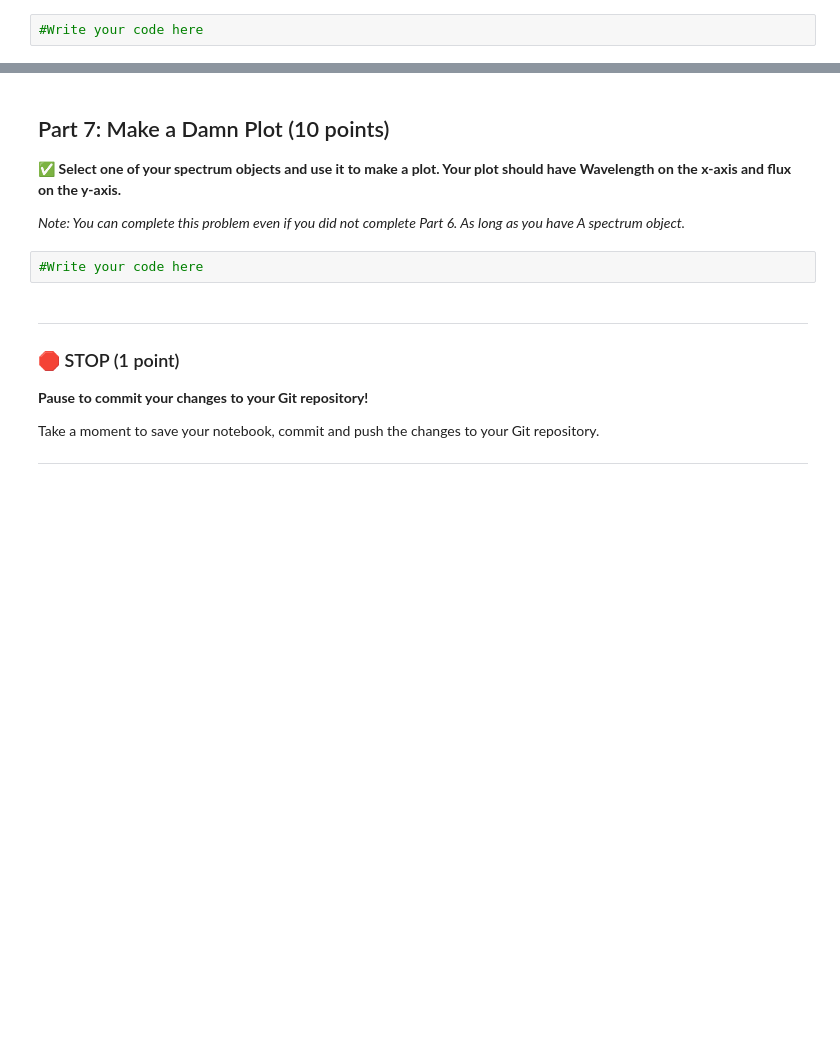
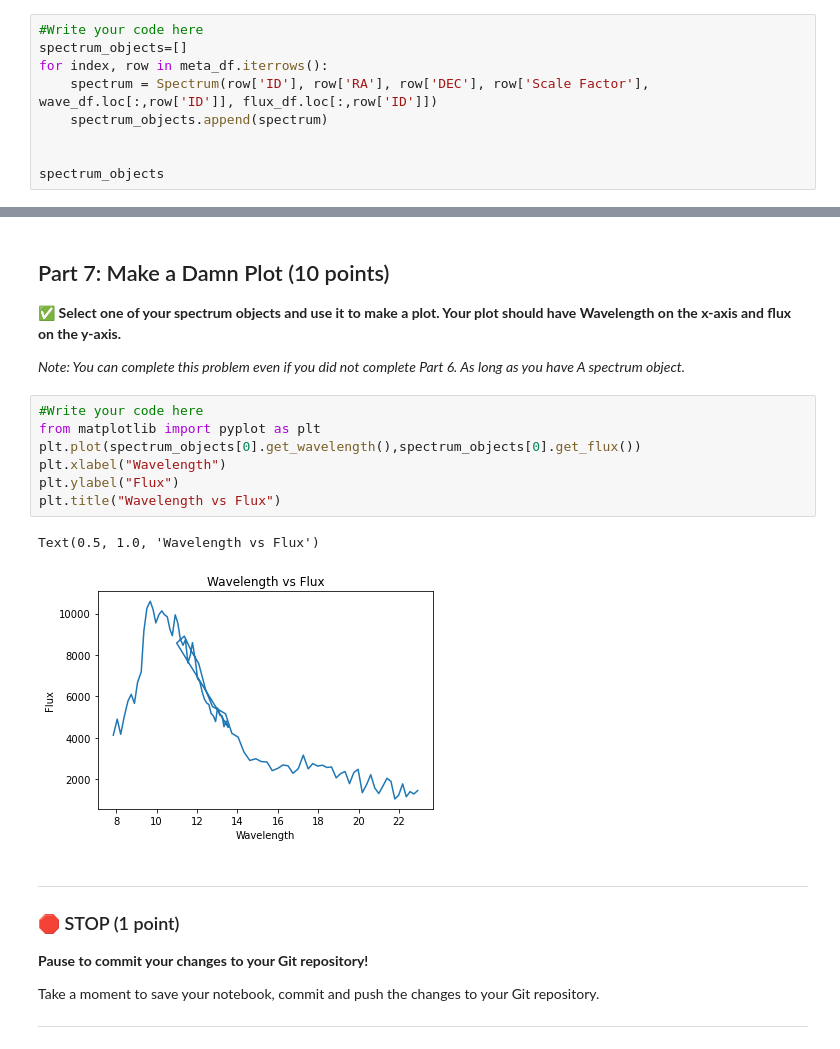
Before and after one commit to mkarnati111/CMSE202-s23-turnin, a Jupyter notebook: midterm/CMSE202_Midterm_Sect02_Mahitha_Karnati.ipynb, the cells around one changed output, grey strips where cells are left out. Saved outputs shown, nothing was run; the diff lists cells and outputs as text; blank space fills up the shorter version.

```diff
--- a/midterm/CMSE202_Midterm_Sect02_STUDENT[1].ipynb
+++ b/midterm/CMSE202_Midterm_Sect02_Mahitha_Karnati.ipynb
@@ -231,3 +217,10 @@ Take a moment to save your notebook, commit  and push the changes to your Git re
 &#9989; **Construct `spectra` objects for all of the spectral measurements. Append all of the objects to a new list called `spectrum_objects`.**
 # %%
 #Write your code here
+spectrum_objects=[]
+for index, row in meta_df.iterrows():
+    spectrum = Spectrum(row['ID'], row['RA'], row['DEC'], row['Scale Factor'], wave_df.loc[:,row['ID']], flux_df.loc[:,row['ID']])
+    spectrum_objects.append(spectrum)
+
+
+spectrum_objects
@@ -239,6 +250,14 @@ Take a moment to save your notebook, commit  and push the changes to your Git re
 *Note: You can complete this problem even if you did not complete Part 6. As long as you have A spectrum object.*
 # %%
 #Write your code here
+from matplotlib import pyplot as plt
+plt.plot(spectrum_objects[0].get_wavelength(),spectrum_objects[0].get_flux())
+plt.xlabel("Wavelength")
+plt.ylabel("Flux")
+plt.title("Wavelength vs Flux")
+# %% [output]
+Text(0.5, 1.0, 'Wavelength vs Flux')
+[figure, added]
 # %% [markdown]
 ---
 ### &#128721; STOP (1 point)
```
Also changed, not shown: parts of 3 cells of this notebook.
